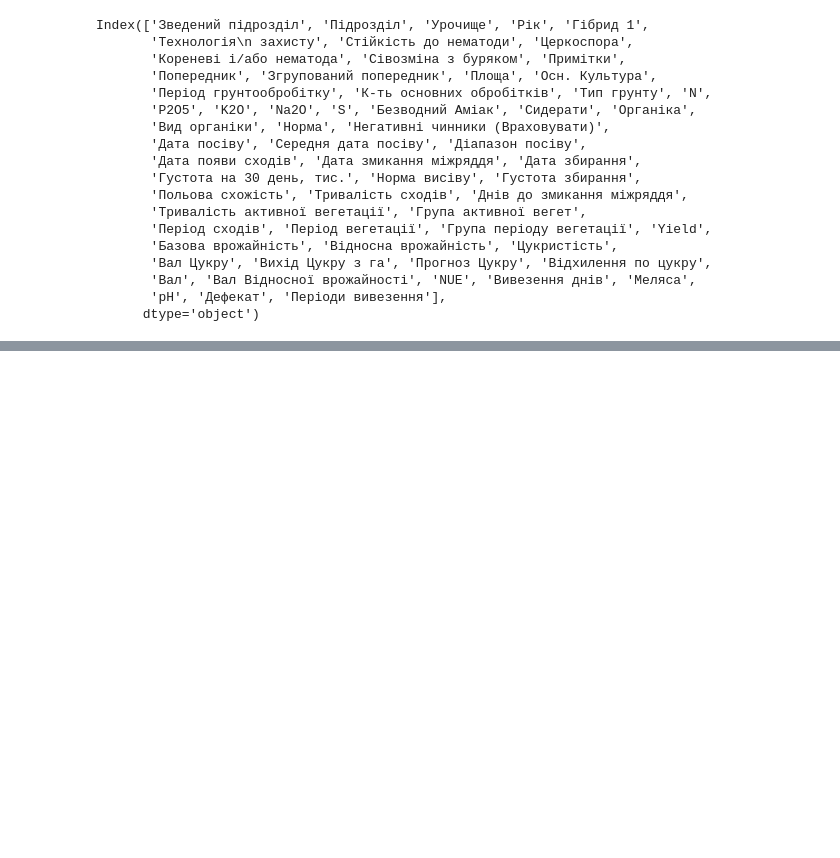
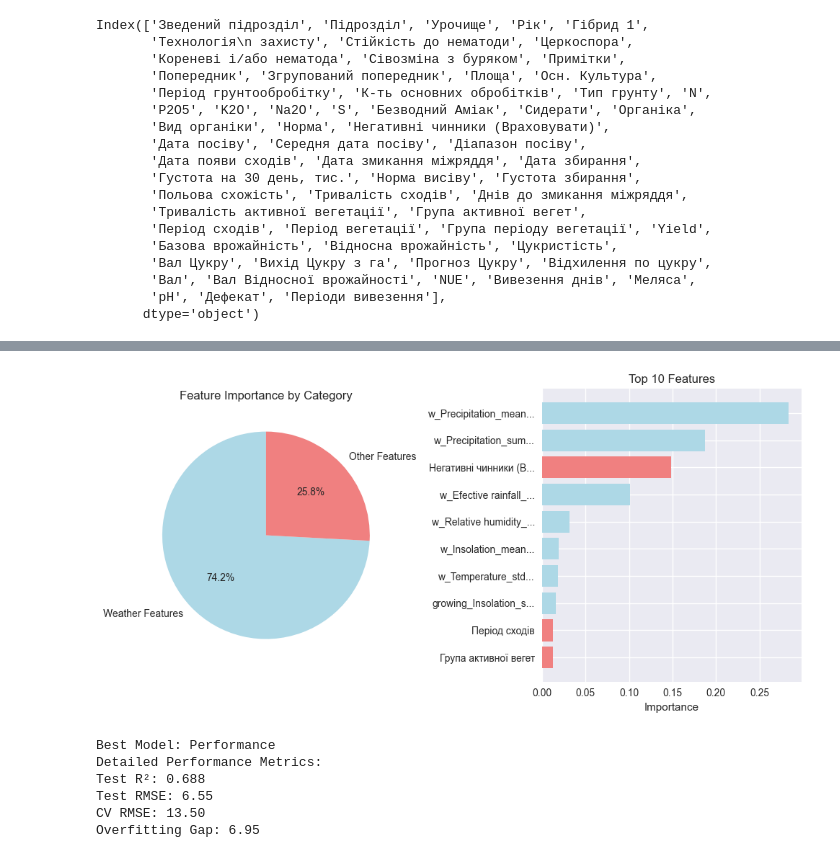
Before and after one commit to pavlyukm/ml-cp, a Jupyter notebook: ML_Course_project.ipynb, the cells around one changed output, grey strips where cells are left out. Drawn from its saved outputs; the diff is of its cells as text; code cells hidden in the pictures; blank space fills up the shorter version.

```diff
--- a/ML_Course_project.ipynb
+++ b/ML_Course_project.ipynb
@@ -325,0 +283,20 @@ MAPE: 0.0047103340935051976
+# %%
+# Analyze weather vs non-weather features
+weather_features = importance_df[importance_df['Feature'].str.contains('weather_|growing_|critical_|early_|late_')]
+other_features = importance_df[~importance_df['Feature'].str.contains('weather_|growing_|critical_|early_|late_')]
+
+weather_importance_total = weather_features['Importance'].sum()
+other_importance_total = other_features['Importance'].sum()
+
+print(f"Weather features total importance: {weather_importance_total:.3f} ({weather_importance_total/(weather_importance_total+other_importance_total)*100:.1f}%)")
+print(f"Other features total importance: {other_importance_total:.3f} ({other_importance_total/(weather_importance_total+other_importance_total)*100:.1f}%)")
+
+# Top weather features
+print(f"\n🌤️ Top 5 Weather Features:")
+for i, row in weather_features.head(5).iterrows():
+    print(f"   {row['Feature']}: {row['Importance']:.3f}")
+
+# Top non-weather features
+print(f"\n🌱 Top 5 Non-Weather Features:")
+for i, row in other_features.head(5).iterrows():
+    print(f"   {row['Feature']}: {row['Importance']:.3f}")
@@ -325,0 +320,48 @@ MAPE: 0.0047103340935051976
+# %%
+# Create weather vs other features pie chart
+plt.figure(figsize=(10, 5))
+
+plt.subplot(1, 2, 1)
+labels = ['Weather Features', 'Other Features']
+sizes = [weather_importance_total, other_importance_total]
+colors = ['lightblue', 'lightcoral']
+plt.pie(sizes, labels=labels, colors=colors, autopct='%1.1f%%', startangle=90)
+plt.title('Feature Importance by Category')
+
+plt.subplot(1, 2, 2)
+# Top 10 features bar chart
+top_10 = importance_df.head(10)
+colors = ['lightblue' if any(w in feat for w in ['weather_', 'growing_', 'critical_', 'early_', 'late_'])
+          else 'lightcoral' for feat in top_10['Feature']]
+plt.barh(range(len(top_10)), top_10['Importance'], color=colors)
+plt.yticks(range(len(top_10)), [f.replace('weather_', 'w_')[:20] + '...' if len(f) > 20 else f
+                                for f in top_10['Feature']])
+plt.xlabel('Importance')
+plt.title('Top 10 Features')
+plt.gca().invert_yaxis()
+
+plt.tight_layout()
+plt.show()
+# %% [output]
+[figure, added]
+# %%
+model_names = list(results.keys())  # ['Conservative', 'Balanced', 'Performance']
+models_dict = dict(zip(model_names, models))  # Convert list to dict
+
+best_model_name = max(results.keys(), key=lambda x: results[x]['test_r2'])
+best_model = models_dict[best_model_name]
+best_result = results[best_model_name]
+
+print(f"Best Model: {best_model_name}")
+print(f"Detailed Performance Metrics:")
+print(f"Test R²: {best_result['test_r2']:.3f}")
+print(f"Test RMSE: {best_result['test_rmse']:.2f}")
+print(f"CV RMSE: {best_result['cv_rmse']:.2f}")
+print(f"Overfitting Gap: {best_result['overfitting']:.2f}")
+# %% [output]
+Best Model: Performance
+Detailed Performance Metrics:
+Test R²: 0.688
+Test RMSE: 6.55
+CV RMSE: 13.50
+Overfitting Gap: 6.95
```
Also changed, not shown: parts of 27 cells of this notebook, 3 other files.
